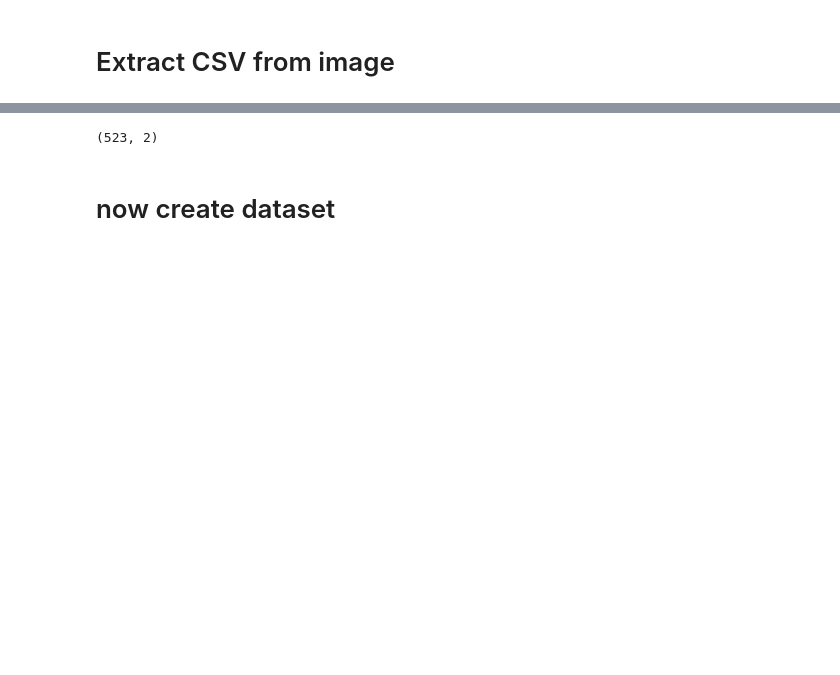
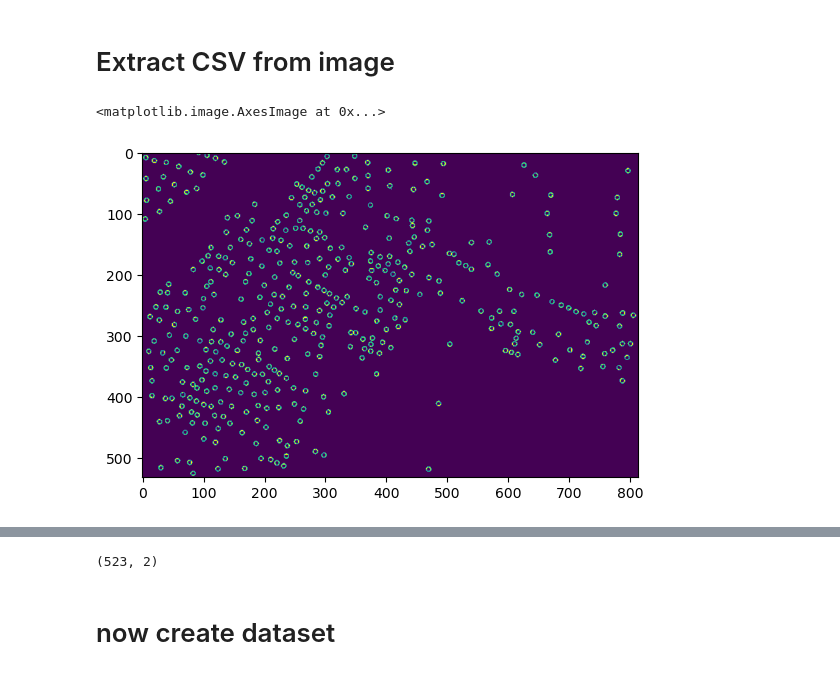
Before and after one commit to justinthe/roofcounting, a Jupyter notebook: notebook/csv_n_dataset_per_image.ipynb, the cells around one changed output, grey strips where cells are left out. Drawn from its saved outputs; the diff is of its cells as text; code cells hidden in the pictures; blank space fills up the shorter version.

```diff
--- a/notebook/csv_n_dataset_per_image.ipynb
+++ b/notebook/csv_n_dataset_per_image.ipynb
@@ -19,3 +23,11 @@ image = cv2.imread(image_path)
+# %%
+lower_bound = np.array([0,0,10])
+upper_bound = np.array([255, 255, 195])
+mask_clr = cv2.inRange(image, lower_bound, upper_bound)
+plt.imshow(mask_clr)
+# %% [output]
+<matplotlib.image.AxesImage at 0x...>
+[figure, added]
 # %%
 # adaptive threshold as preprocessing -> looks for areas that are relatively brighter than the neighbouring pixels
 blur_hor = cv2.filter2D(image[:, :, 0], cv2.CV_32F, kernel=np.ones((11,1,1), np.float32)/11.0, borderType=cv2.BORDER_CONSTANT)
```
Also changed, not shown: parts of 11 cells of this notebook, 17 other files.
